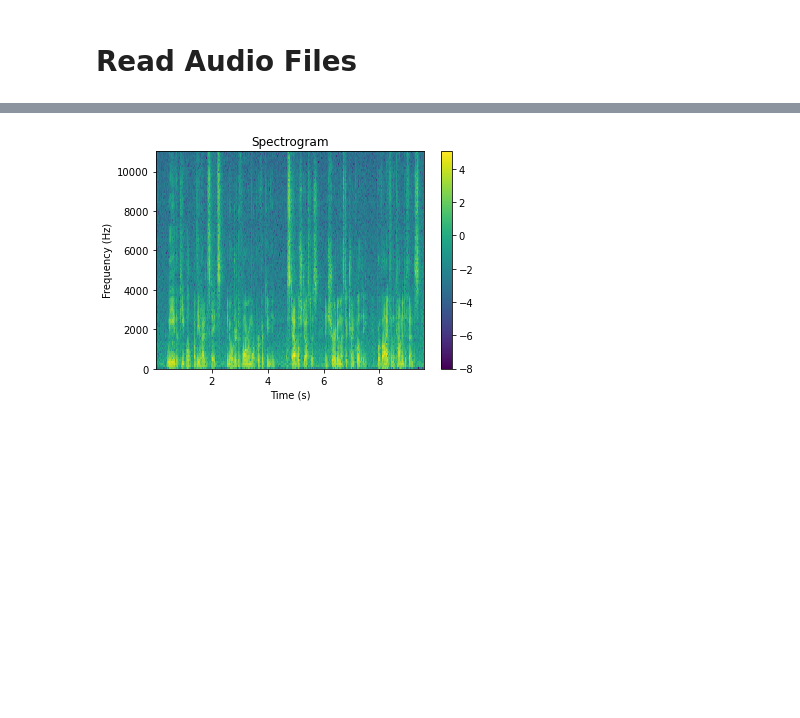
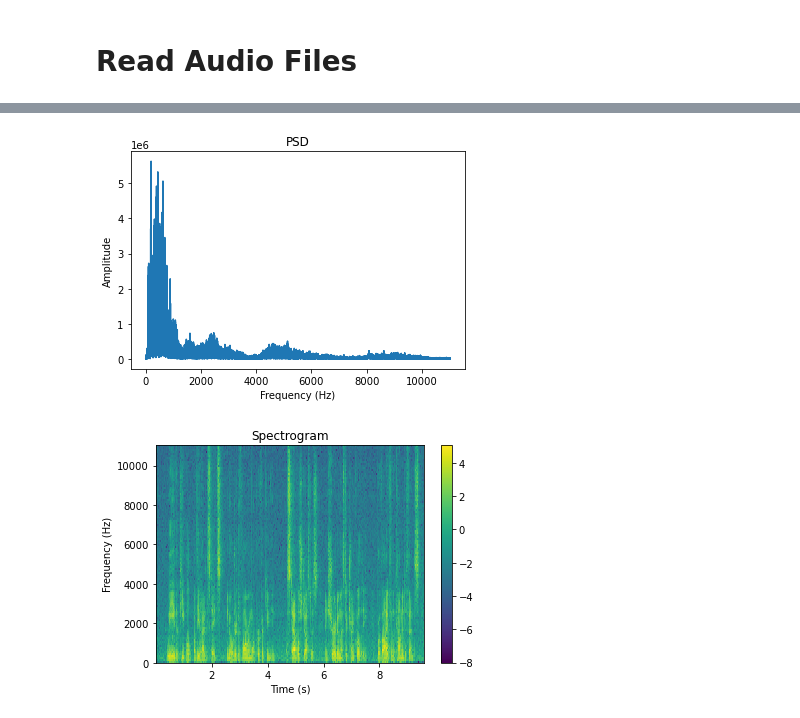
Before and after one commit to shimaabadi/BENGR310, a Jupyter notebook: audio_processing.ipynb, the cells around one changed output, grey strips where cells are left out. Saved outputs shown, nothing was run; the diff lists cells and outputs as text; code cells hidden in the pictures; blank space fills up the shorter version.

```diff
--- a/audio_processing.ipynb
+++ b/audio_processing.ipynb
@@ -194,3 +203,22 @@ plt.show()
+# %%
+# Compute FFT
+fft = np.fft.fft(audio_data)
+# Compute power spectral density
+psd = np.abs(fft) ** 2 / len(audio_data)
+
+# Compute frequencies corresponding to FFT and PSD
+freqs = np.fft.fftfreq(len(audio_data), 1/sample_rate)
+idx = np.argsort(freqs)
+
+# Plot FFT
+plt.plot(freqs[freqs>0], (np.abs(fft)[freqs>0]))
+plt.xlabel('Frequency (Hz)')
+plt.ylabel('Amplitude')
+plt.title('PSD')
+#plt.xlim(330,350)
+plt.show()
+# %% [output]
+[figure, added]
 # %%
 from scipy.signal import spectrogram
 # Compute spectrogram
```
Also changed, not shown: parts of 3 cells of this notebook, 1 other file.
